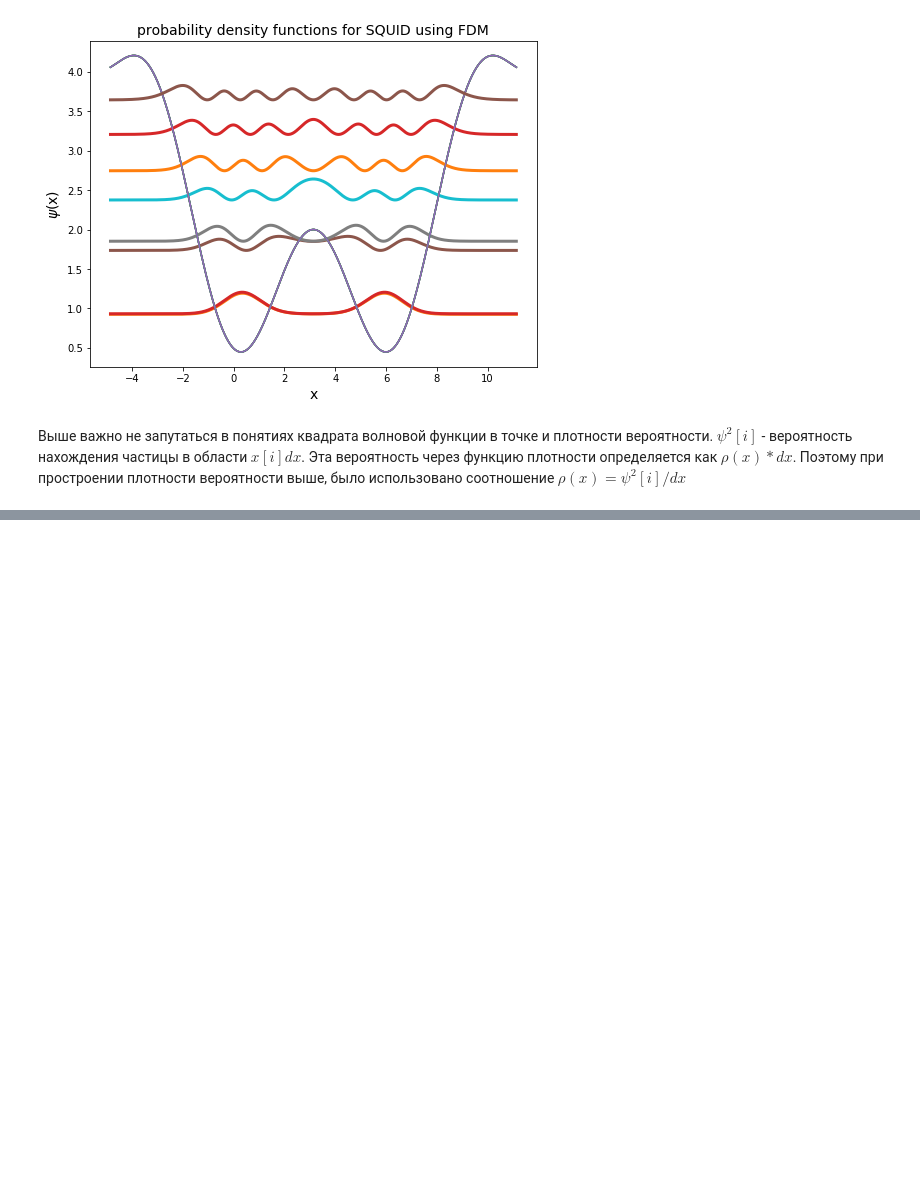
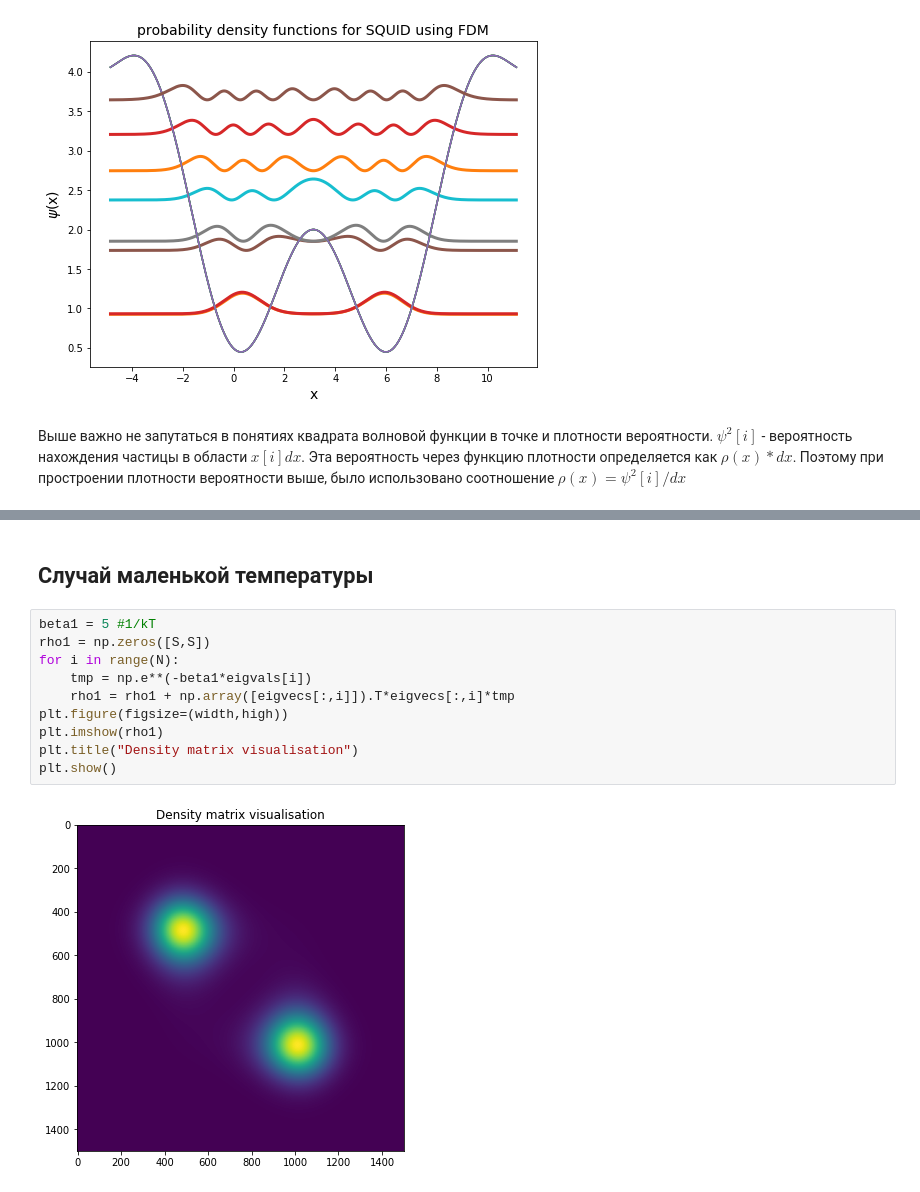
Before and after one commit to Gorchavkina/diplomawork, a Jupyter notebook: FDM for SQUID potential.ipynb, the cells around one changed output, grey strips where cells are left out. Saved outputs shown, nothing was run; the diff lists cells and outputs as text; blank space fills up the shorter version.

```diff
--- a/FDM for SQUID potential.ipynb
+++ b/FDM for SQUID potential.ipynb
@@ -123,0 +148,14 @@ plt.show()
+# %% [markdown]
+## Случай маленькой температуры
+# %%
+beta1 = 5 #1/kT
+rho1 = np.zeros([S,S])
+for i in range(N):
+    tmp = np.e**(-beta1*eigvals[i])
+    rho1 = rho1 + np.array([eigvecs[:,i]]).T*eigvecs[:,i]*tmp
+plt.figure(figsize=(width,high))
+plt.imshow(rho1)
+plt.title("Density matrix visualisation")
+plt.show()
+# %% [output]
+[figure, added]
```
Also changed, not shown: parts of 6 cells of this notebook.
